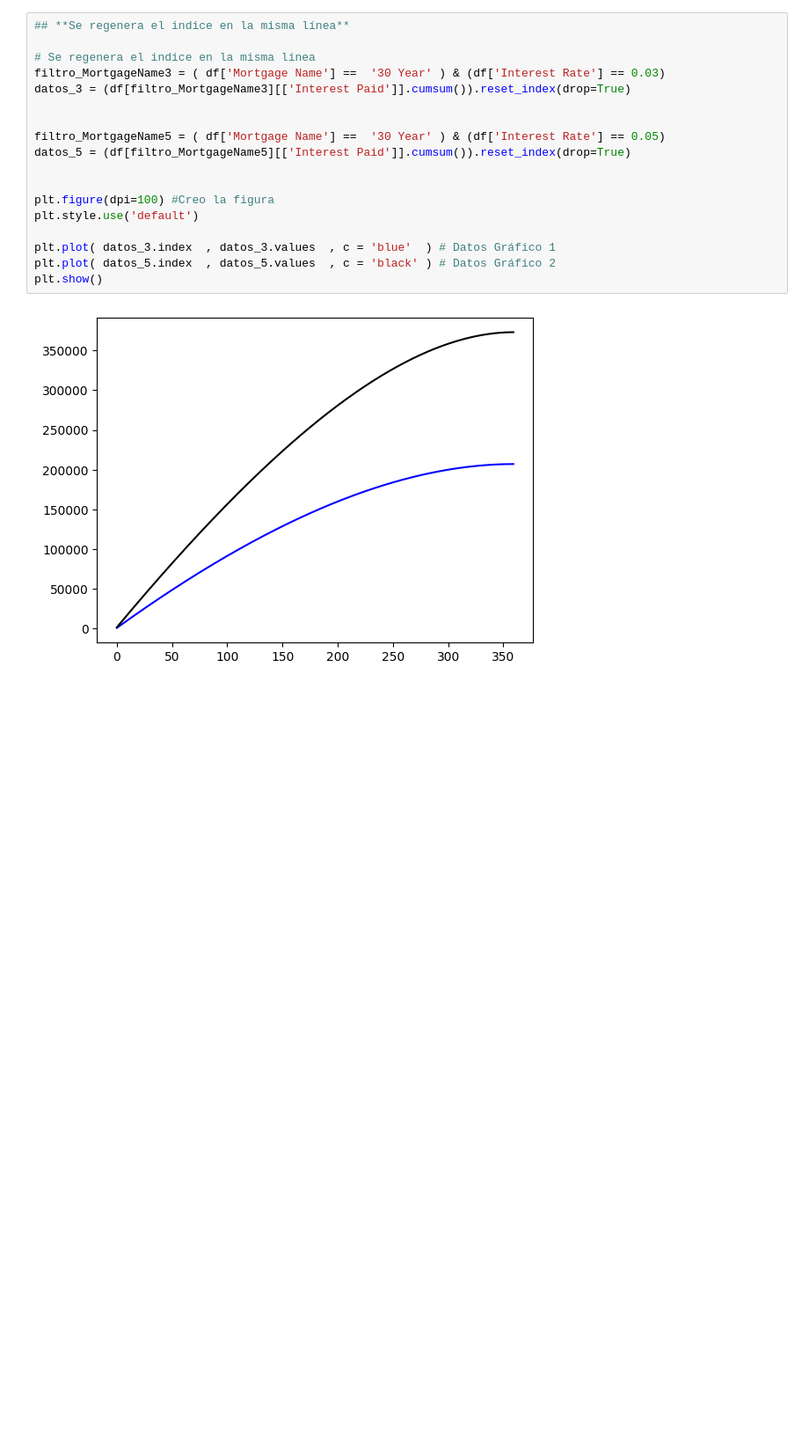
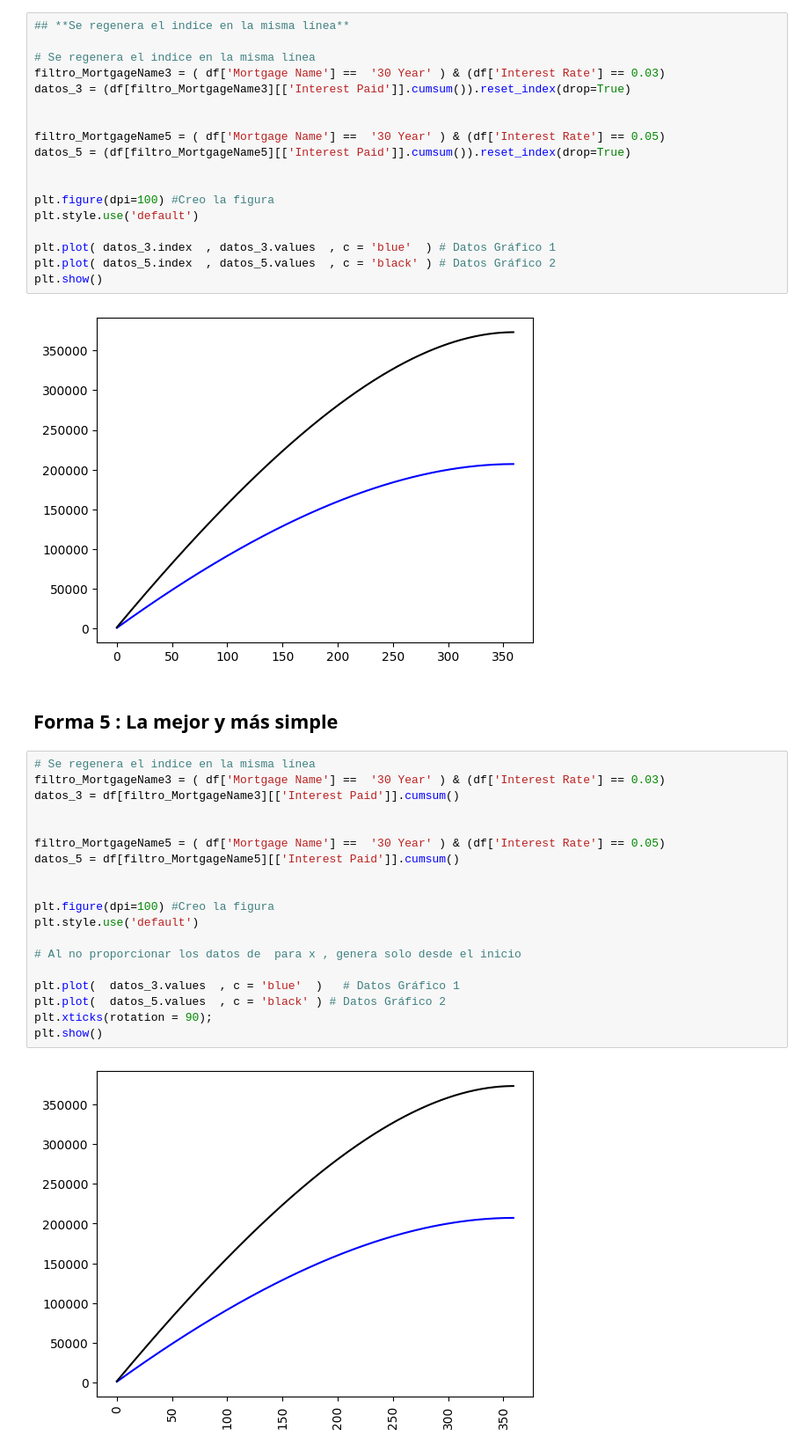
Before and after one commit to aabarzu/Coding-Dojo, a Jupyter notebook: ReproducirGráficoAA.ipynb, the cells around one changed output. Shown at 88% size. Saved outputs shown, nothing was run; the diff lists cells and outputs as text; blank space fills up the shorter version.

```diff
--- a/ReproducirGráficoAA.ipynb
+++ b/ReproducirGráficoAA.ipynb
@@ -148,3 +148,26 @@ plt.plot( datos_5.index  , datos_5.values  , c = 'black' ) # Datos Gráfico 2
 plt.show()
 # %% [output]
 [figure]
+# %% [markdown]
+## **Forma 5 : La mejor y más simple**
+# %%
+# Se regenera el indice en la misma línea
+filtro_MortgageName3 = ( df['Mortgage Name'] ==  '30 Year' ) & (df['Interest Rate'] == 0.03)
+datos_3 = df[filtro_MortgageName3][['Interest Paid']].cumsum()
+
+
+filtro_MortgageName5 = ( df['Mortgage Name'] ==  '30 Year' ) & (df['Interest Rate'] == 0.05)
+datos_5 = df[filtro_MortgageName5][['Interest Paid']].cumsum()
+
+
+plt.figure(dpi=100) #Creo la figura
+plt.style.use('default')
+
+# Al no proporcionar los datos de  para x , genera solo desde el inicio
+
+plt.plot(  datos_3.values  , c = 'blue'  )   # Datos Gráfico 1
+plt.plot(  datos_5.values  , c = 'black' ) # Datos Gráfico 2
+plt.xticks(rotation = 90);
+plt.show()
+# %% [output]
+[figure, added]
```
Also changed, not shown: parts of 2 cells of this notebook.
